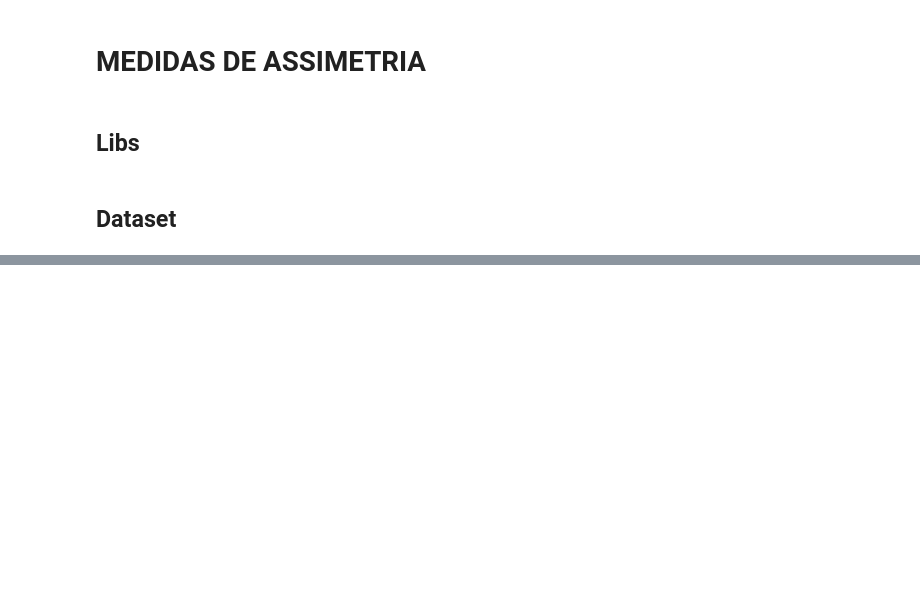
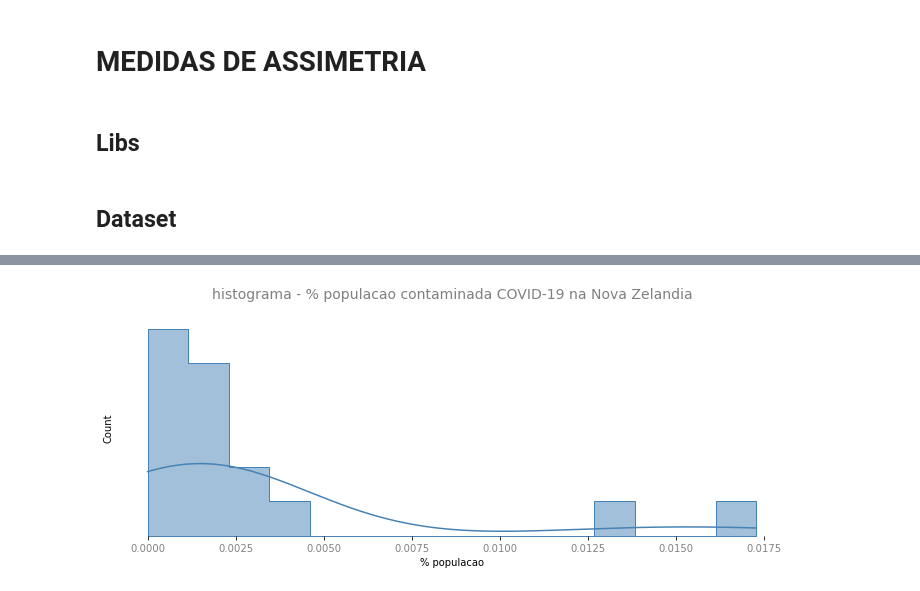
Before and after one commit to daianeklein/Space-Data, a Jupyter notebook: Medidas-Assimetria.ipynb, the cells around one changed output, grey strips where cells are left out. Saved outputs shown, nothing was run; the diff lists cells and outputs as text; code cells hidden in the pictures; blank space fills up the shorter version.

```diff
--- a/Medidas-Assimetria.ipynb
+++ b/Medidas-Assimetria.ipynb
@@ -134,0 +214,10 @@ df[df['Country/Region'] == 'Brazil'].set_index('Country/Region').T.diff().descri
+# %%
+# renomeando as colunas
+df.rename(columns={'Country/Region' : 'country'}, inplace = True)
+
+pop.rename(columns={'Country (or dependency)' : 'country',
+                   'Population (2020)' : 'pop'}, inplace = True)
+# %%
+df = df.merge(pop[['country', 'pop']], how = 'left', on ='country')
+
+df.sample(10)
@@ -134,0 +236,6 @@ df[df['Country/Region'] == 'Brazil'].set_index('Country/Region').T.diff().descri
+# %%
+br = df[df['country'] == 'Brazil']
+nz = df[df['country'] == 'New Zealand']
+ch = df[df['country'] == 'China']
+jp = df[df['country'] == 'Japan']
+po = df[df['country'] == 'Portugal']
@@ -134,0 +246,4 @@ df[df['Country/Region'] == 'Brazil'].set_index('Country/Region').T.diff().descri
+# %%
+# % de infectados por populacao na Nova Zelandia
+qt_nz = nz[['data', 'country','dif']].groupby([nz['data'].dt.year, nz['data'].dt.month]).sum()
+qt_nz['per_pop'] = qt_nz['dif'] / (pop[pop['country'] == 'New Zealand']['pop'].values) * 100
@@ -134,0 +260,14 @@ df[df['Country/Region'] == 'Brazil'].set_index('Country/Region').T.diff().descri
+# %%
+plt.figure(figsize=(12,4))
+
+ax = sns.histplot(data = qt_nz['per_pop'], bins = 15, kde = True, element="step", color = 'steelblue')
+plt.title('histograma - % populacao contaminada COVID-19 na Nova Zelandia', fontsize=14, color = 'grey', pad = 20)
+sns.despine(bottom= True, left = True)
+plt.xticks(fontsize=10, color = 'grey')
+plt.yticks([])
+
+plt.xlabel('% populacao')
+
+ax = ax
+# %% [output]
+[figure, added]
```
Also changed, not shown: parts of 35 cells of this notebook.
